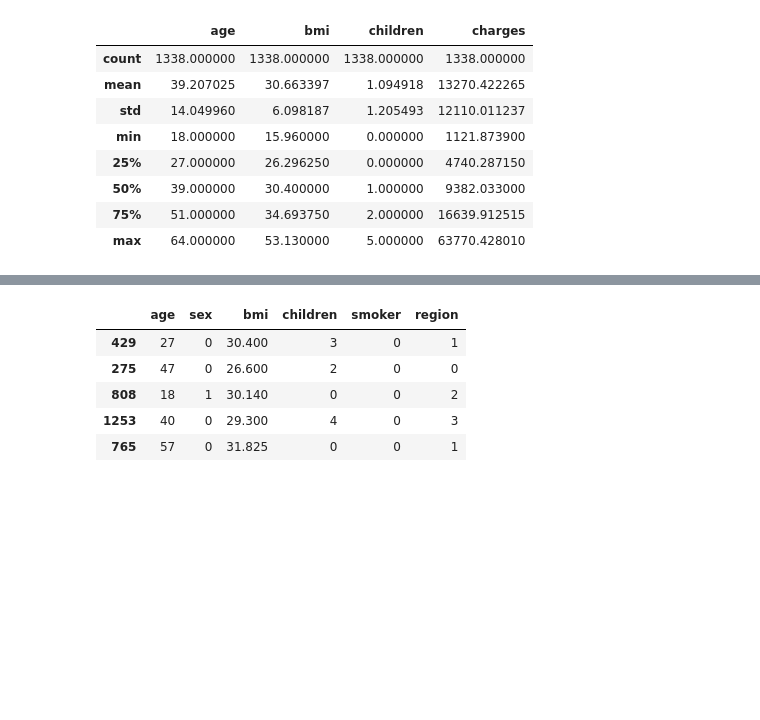
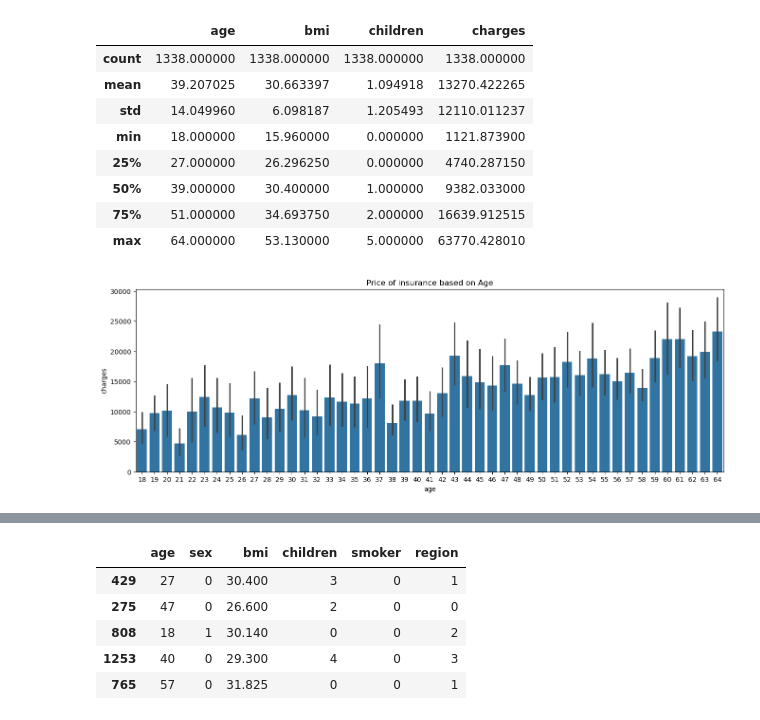
Before and after one commit to chilesh07/Deeplearning, a Jupyter notebook: Pytorch/Regression_model.ipynb, the cells around one changed output, grey strips where cells are left out. Cells and saved outputs as stored; diff of their text form; code cells hidden in the pictures; blank space fills up the shorter version.

```diff
--- a/Pytorch/Regression_model.ipynb
+++ b/Pytorch/Regression_model.ipynb
@@ -58,3 +58,10 @@ df.describe()
 | 50% | 39.000000 | 30.400000 | 1.000000 | 9382.033000 |
 | 75% | 51.000000 | 34.693750 | 2.000000 | 16639.912515 |
 | max | 64.000000 | 53.130000 | 5.000000 | 63770.428010 |
+# %%
+plt.figure(figsize=(16 ,5))
+sns.barplot(data=df, x='age', y='charges')
+plt.title("Price of insurance based on Age")
+plt.show()
+# %% [output]
+[figure, added]
```
Also changed, not shown: parts of 3 cells of this notebook.
